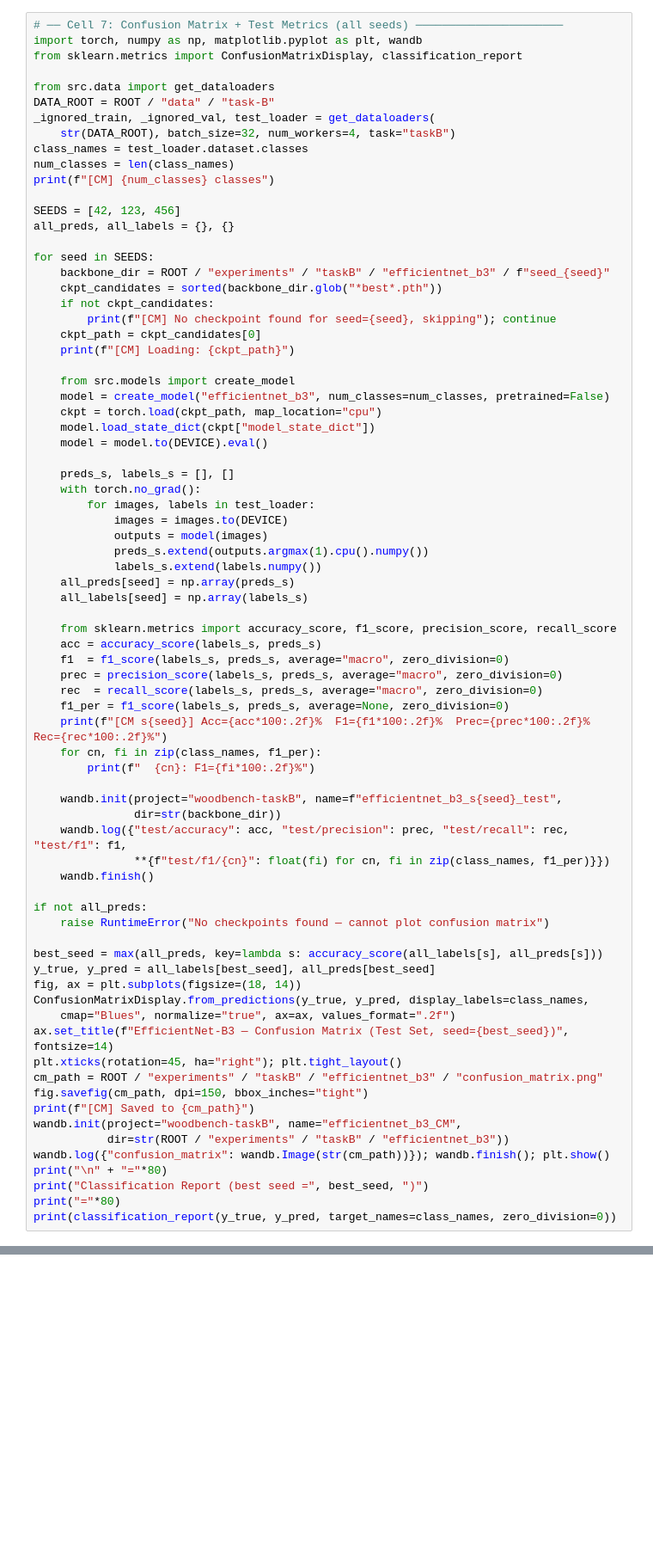
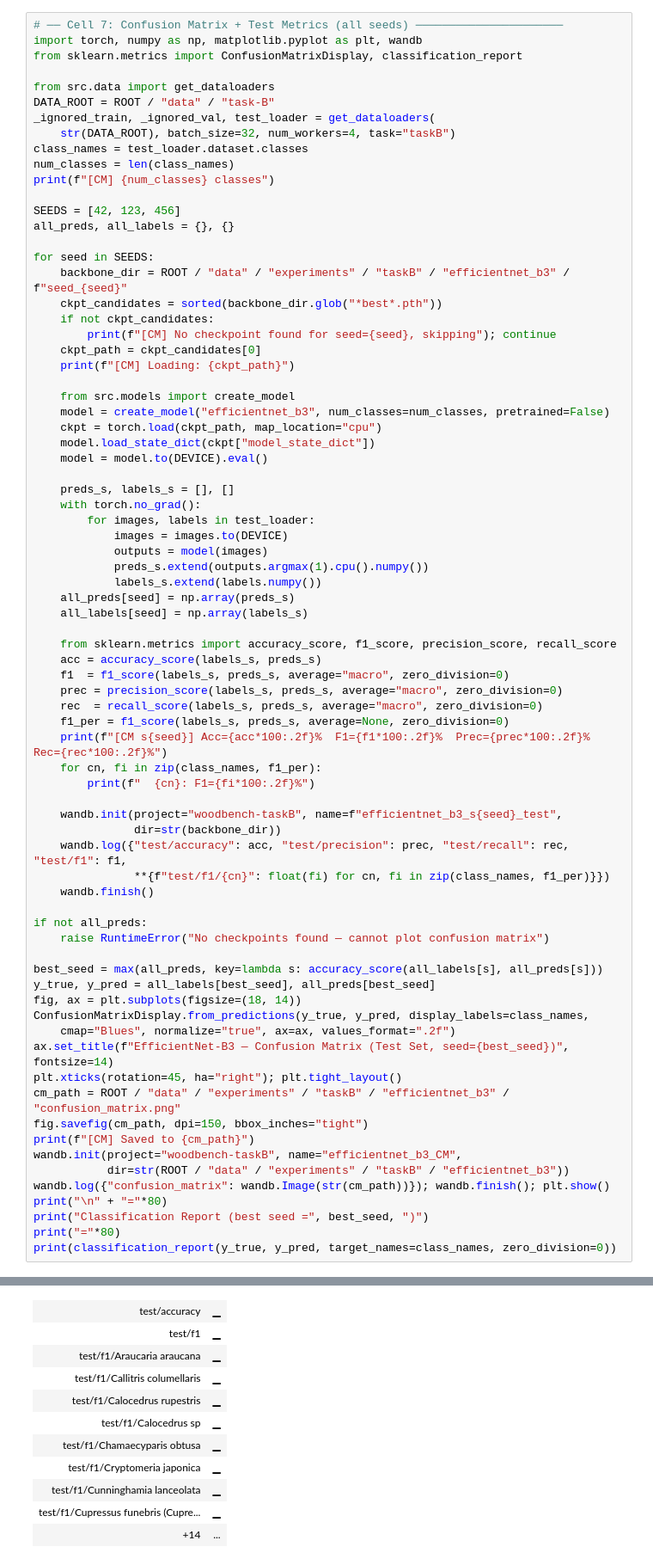
Before and after one commit to ManifoldsTeam/woodbench, a Jupyter notebook: notebooks/phase 1/task-B/TaskB_efficientnet_b3.ipynb, the cells around one changed output, grey strips where cells are left out. Shown at 86% size. Cells and saved outputs as stored; diff of their text form; blank space fills up the shorter version.

Commit message:
Feat: task B: 3 seed run notebooks

```diff
--- a/notebooks/phase 1/task-B/TaskB_efficientnet_b3.ipynb
+++ b/notebooks/phase 1/task-B/TaskB_efficientnet_b3.ipynb
@@ -133,7 +165,7 @@ SEEDS = [42, 123, 456]
 all_preds, all_labels = {}, {}
 
 for seed in SEEDS:
-    backbone_dir = ROOT / "experiments" / "taskB" / "efficientnet_b3" / f"seed_{seed}"
+    backbone_dir = ROOT / "data" / "experiments" / "taskB" / "efficientnet_b3" / f"seed_{seed}"
     ckpt_candidates = sorted(backbone_dir.glob("*best*.pth"))
     if not ckpt_candidates:
         print(f"[CM] No checkpoint found for seed={seed}, skipping"); continue
@@ -182,13 +214,14 @@ ConfusionMatrixDisplay.from_predictions(y_true, y_pred, display_labels=class_nam
     cmap="Blues", normalize="true", ax=ax, values_format=".2f")
 ax.set_title(f"EfficientNet-B3 — Confusion Matrix (Test Set, seed={best_seed})", fontsize=14)
 plt.xticks(rotation=45, ha="right"); plt.tight_layout()
-cm_path = ROOT / "experiments" / "taskB" / "efficientnet_b3" / "confusion_matrix.png"
+cm_path = ROOT / "data" / "experiments" / "taskB" / "efficientnet_b3" / "confusion_matrix.png"
 fig.savefig(cm_path, dpi=150, bbox_inches="tight")
 print(f"[CM] Saved to {cm_path}")
 wandb.init(project="woodbench-taskB", name="efficientnet_b3_CM",
-           dir=str(ROOT / "experiments" / "taskB" / "efficientnet_b3"))
+           dir=str(ROOT / "data" / "experiments" / "taskB" / "efficientnet_b3"))
 wandb.log({"confusion_matrix": wandb.Image(str(cm_path))}); wandb.finish(); plt.show()
 print("\n" + "="*80)
 print("Classification Report (best seed =", best_seed, ")")
 print("="*80)
 print(classification_report(y_true, y_pred, target_names=class_names, zero_division=0))
+# %% [output]
@@ -194,0 +253,11 @@ print(classification_report(y_true, y_pred, target_names=class_names, zero_divis
+| test/accuracy | ▁ |
+| test/f1 | ▁ |
+| test/f1/Araucaria araucana | ▁ |
+| test/f1/Callitris columellaris | ▁ |
+| test/f1/Calocedrus rupestris | ▁ |
+| test/f1/Calocedrus sp | ▁ |
+| test/f1/Chamaecyparis obtusa | ▁ |
+| test/f1/Cryptomeria japonica | ▁ |
+| test/f1/Cunninghamia lanceolata | ▁ |
+| test/f1/Cupressus funebris (Cupre... | ▁ |
+| +14 | ... |
```
Also changed, not shown: parts of 6 cells of this notebook, 5 other files.
